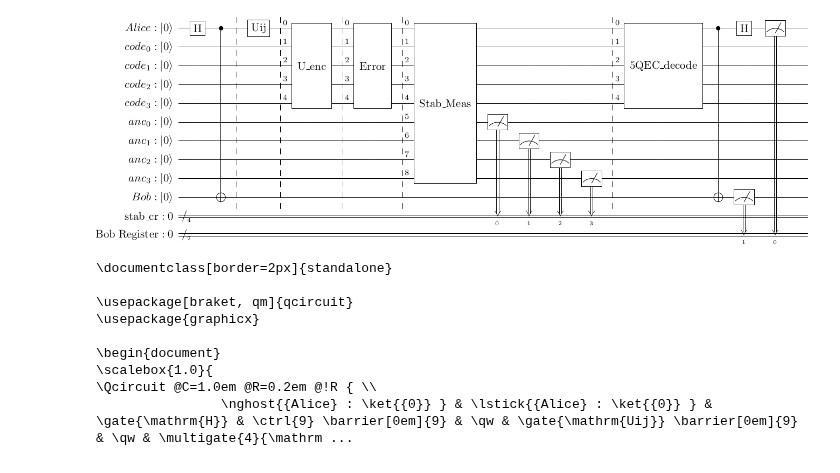
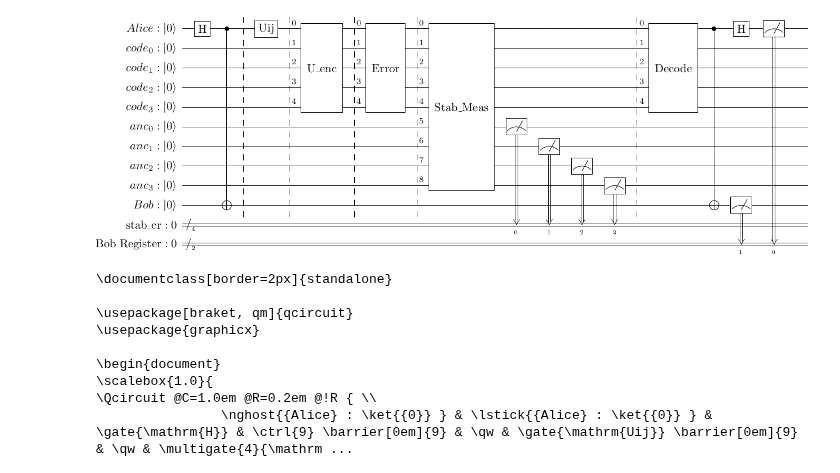
Before and after one commit to syedshubha/QNET25_Shubha, a Jupyter notebook: DenseErrorCKT.ipynb, the cells around one changed output. Drawn from its saved outputs; the diff is of its cells as text; code cells hidden in the pictures.

```diff
--- a/DenseErrorCKT.ipynb
+++ b/DenseErrorCKT.ipynb
@@ -143,39 +160,39 @@ error = Gate(name='Error', num_qubits=5, params=[])
 encode = Gate(name='Uij', num_qubits=1, params=[])
 encode_gate = Gate(name='U_{enc}', num_qubits=5, params=[])
 stab_gate   = Gate(name='Stab_Meas', num_qubits=9, params=[])  # 5 code qubits + 4 ancilla qubits
-decode_gate = Gate(name='5QEC_decode', num_qubits=5, params=[])
+decode_gate = Gate(name='Decode', num_qubits=5, params=[])
 
 QEC.h(0)
 QEC.cx(0, 9)
 
 QEC.barrier()
 
 QEC.append(encode,[0])
 QEC.barrier()
 
 QEC.append(encode_gate, [0,1,2,3,4])
 QEC.barrier()
 
 QEC.append(error, [0,1,2,3,4])
 
 QEC.barrier()
 
 QEC.append(stab_gate, [0,1,2,3,4,5,6,7,8])
 QEC.measure([5,6,7,8],[0,1,2,3])
 QEC.barrier()
 
 QEC.append(decode_gate, [0,1,2,3,4])
 
 # Decode the message (Step 3)
 QEC.cx(0,9)  # Apply CNOT gate
 QEC.h(0)  # Apply Hadamard gate
 
 # Measure the qubits
 QEC.measure([0, 9],[4,5])
 
 QEC.draw(output="latex", initial_state=True)
 # %% [output]
-[figure, old version]
+[figure, new version]
 # %%
 latex_source = QEC.draw(output="latex_source", initial_state=True)
 print(latex_source)
```
Also changed, not shown: parts of 9 cells of this notebook.
